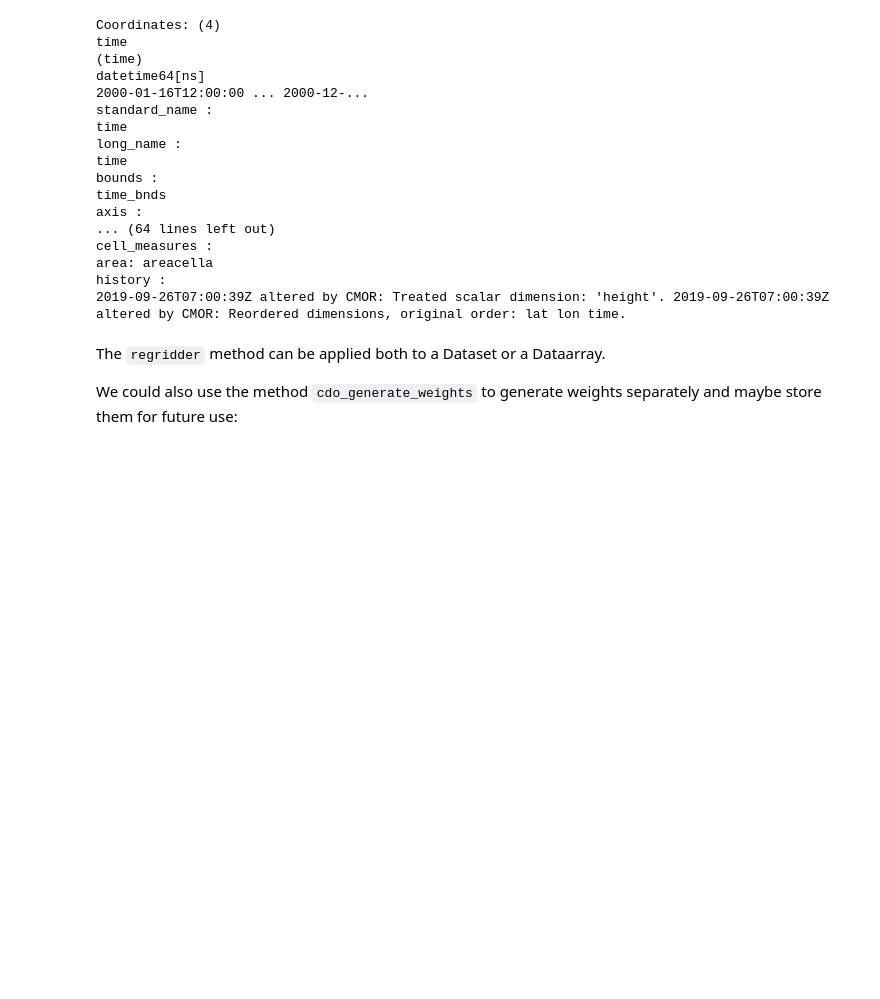
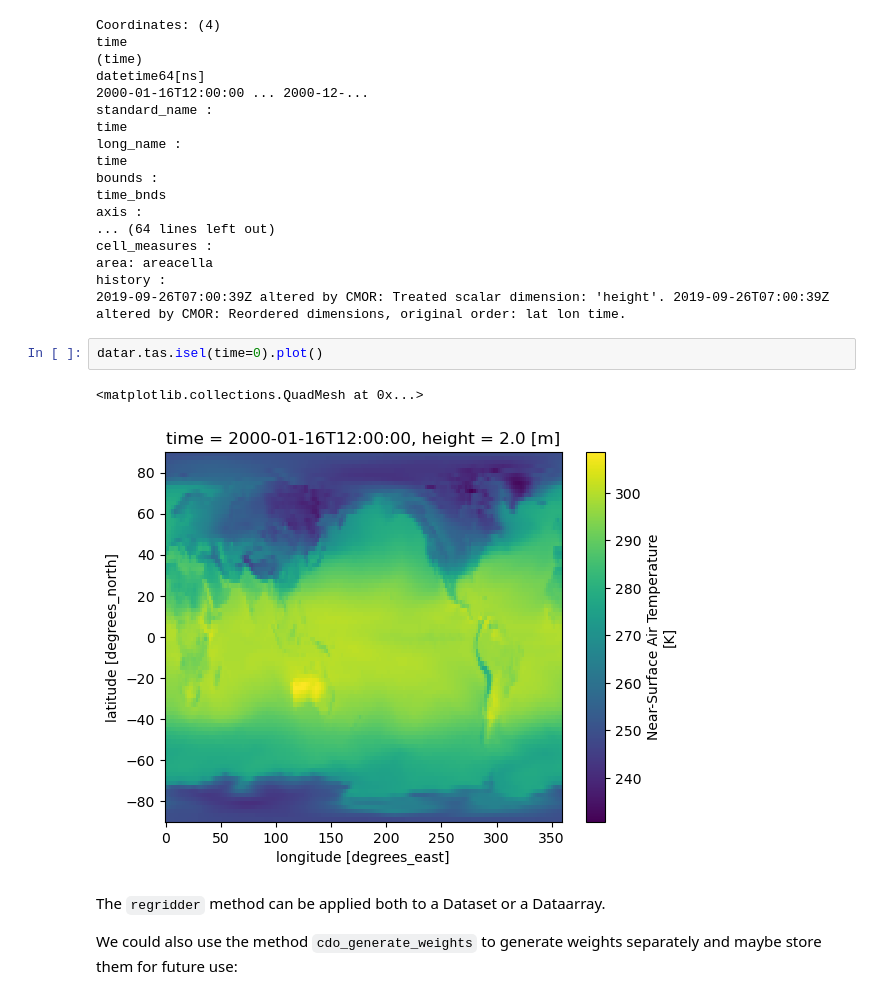
Before and after one commit to jhardenberg/smmregrid, a Jupyter notebook: demo.ipynb, the cells around one changed output. Drawn from its saved outputs; the diff is of its cells as text; blank space fills up the shorter version.

```diff
--- a/demo.ipynb
+++ b/demo.ipynb
@@ -121,6 +126,11 @@ cell_measures :
 area: areacella
 history :
 2019-09-26T07:00:39Z altered by CMOR: Treated scalar dimension: 'height'. 2019-09-26T07:00:39Z altered by CMOR: Reordered dimensions, original order: lat lon time.
+# %%
+datar.tas.isel(time=0).plot()
+# %% [output]
+<matplotlib.collections.QuadMesh at 0x...>
+[figure, added]
 # %% [markdown]
 The `regridder` method can be applied both to a Dataset or a Dataarray.
 
```
Also changed, not shown: parts of 1 cell of this notebook.
